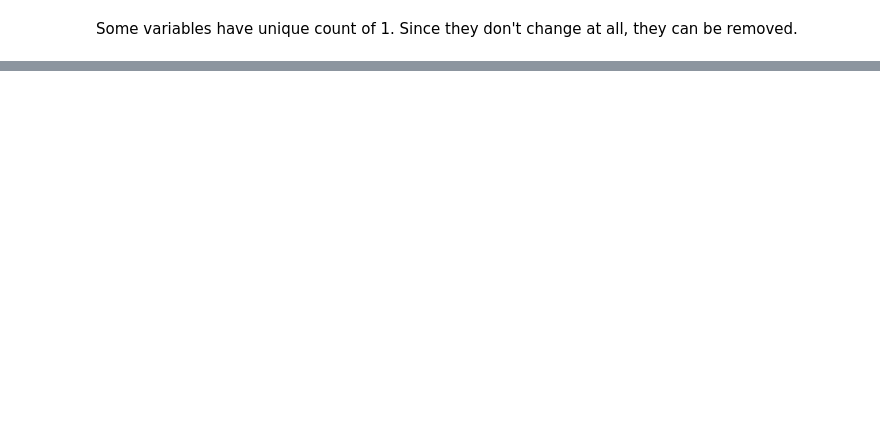
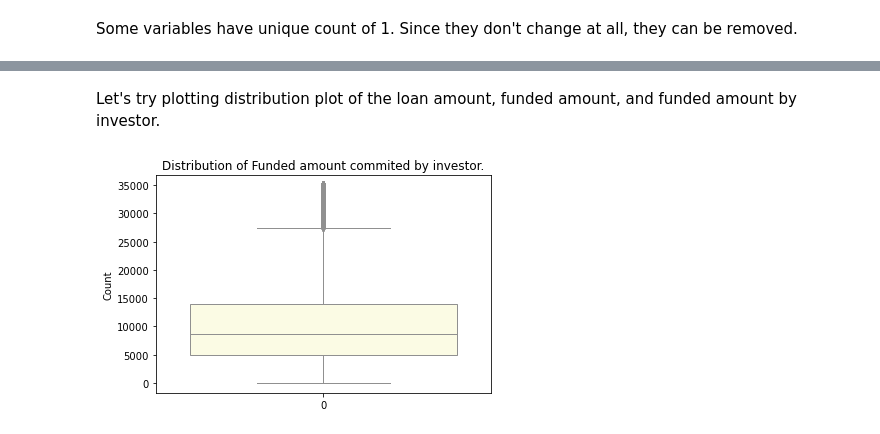
Before and after one commit to Himachallad/lending-club-casestudy, a Jupyter notebook: code/Lending club case study file.ipynb, the cells around one changed output, grey strips where cells are left out. Saved outputs shown, nothing was run; the diff lists cells and outputs as text; code cells hidden in the pictures; blank space fills up the shorter version.

```diff
--- a/code/Lending club case study file.ipynb
+++ b/code/Lending club case study file.ipynb
@@ -447,0 +421,9 @@ dtype: int64
+# %% [markdown]
+Let's try plotting distribution plot of the loan amount, funded amount, and funded amount by investor.
+# %%
+sns.boxplot(data=loan_data.funded_amnt_inv, color="lightyellow", linewidth=1)
+plt.title("Distribution of Funded amount commited by investor.")
+plt.ylabel("Count")
+plt.show()
+# %% [output]
+[figure, added]
```
Also changed, not shown: parts of 75 cells of this notebook.
